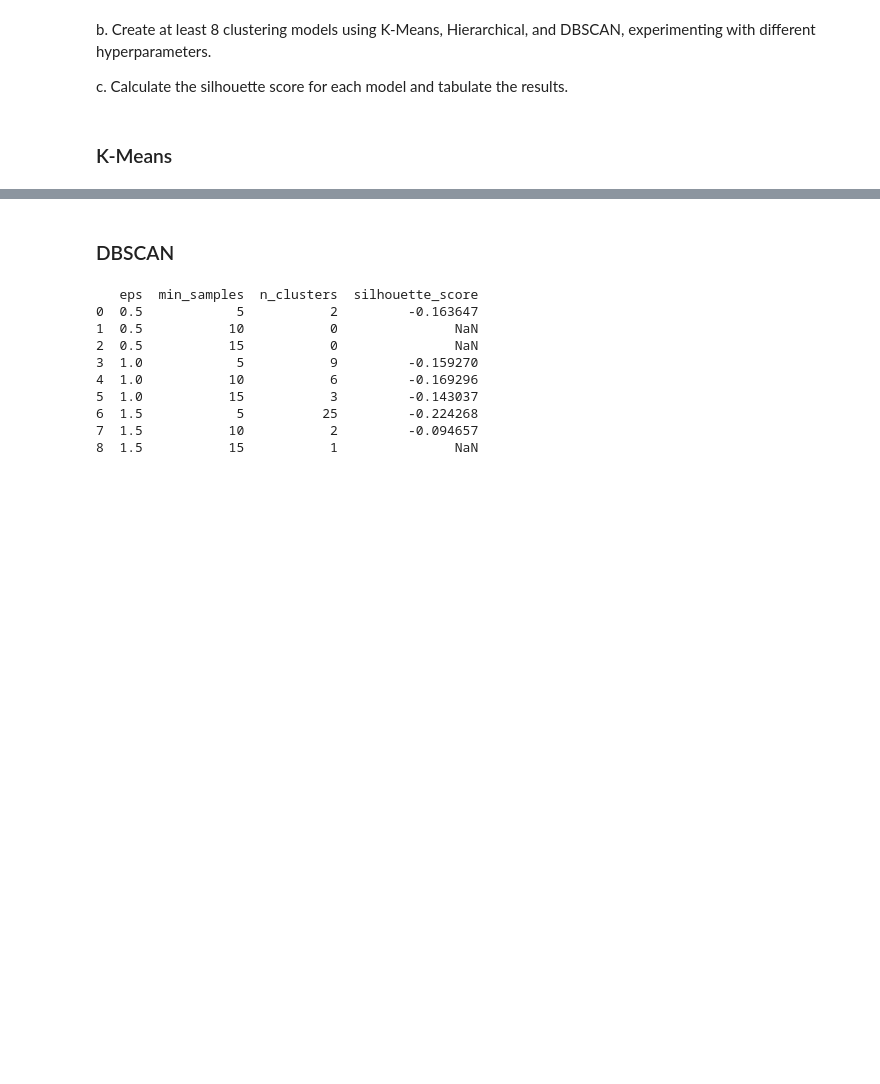
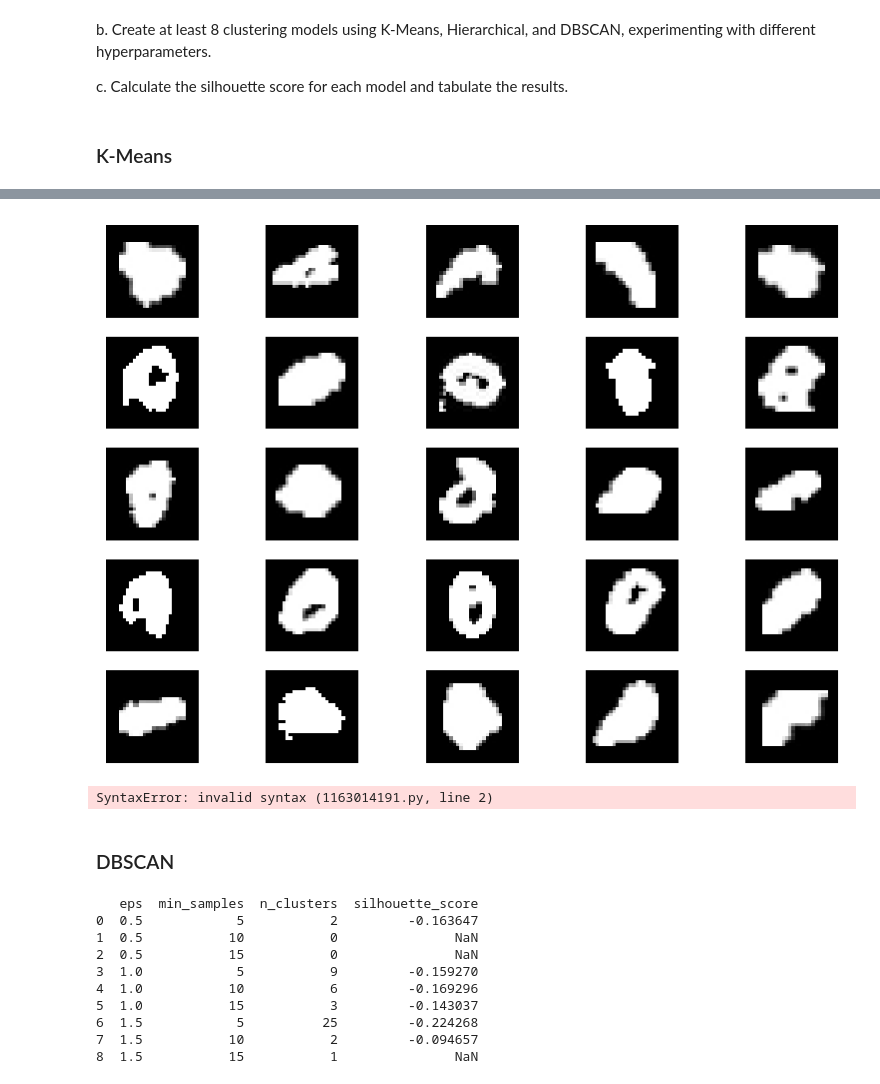
Before and after one commit to Hunteracademic/Unsupervised_assignment_1, a Jupyter notebook: Asg06_Group04_AlexKravtsov_DanielCastiblanco_HunterWard.ipynb, the cells around one changed output, grey strips where cells are left out. Drawn from its saved outputs; the diff is of its cells as text; code cells hidden in the pictures; blank space fills up the shorter version.

```diff
--- a/Asg06_Group04_AlexKravtsov_DanielCastiblanco_HunterWard.ipynb
+++ b/Asg06_Group04_AlexKravtsov_DanielCastiblanco_HunterWard.ipynb
@@ -212,3 +173,38 @@ plt.show()
+# %%
+pca_data_df = pd.DataFrame(pca_data, columns=[f'PC{i+1}' for i in range(pca_data.shape[1])])
+pca_data_df['Cluster'] = labels
+# %%
+index_list = pd.Series(pca_data_df[pca_data_df['Cluster'] == 5].index)
+selected_images = index_list.sample(25).tolist()
+
+normalized_data = Arabic_array.astype('float32') / 255.0
+normalized_data.reshape(10000, 28, 28)
+
+plt.figure(figsize=(10, 7))
+for i in range(25):
+    plt.subplot(5, 5, i + 1)
+    plt.imshow(normalized_data[selected_images[i]].reshape(28, 28), cmap='gray')
+    plt.axis('off')
+plt.show()
+# %% [output]
+[figure, added]
+# %%
+digits_dictionary_agg = {0 : 5
+                        1 : 1,
+                        2 : 2,
+                        3 : 9,
+                        4 : 8,
+                        5 : 0,
+                        6 : 7,
+                        7 : 6,
+                        8 : 4,
+                        9 : 0
+                        }
+
+# Mapping cluster labels to digit labels
+pca_data_df['Digit'] = pca_data_df['Cluster'].map(digits_dictionary_agg)
+# %% [output]
+SyntaxError: invalid syntax (1163014191.py, line 2)
 # %% [markdown]
 ### DBSCAN
 # %%
```
Also changed, not shown: parts of 5 cells of this notebook.
